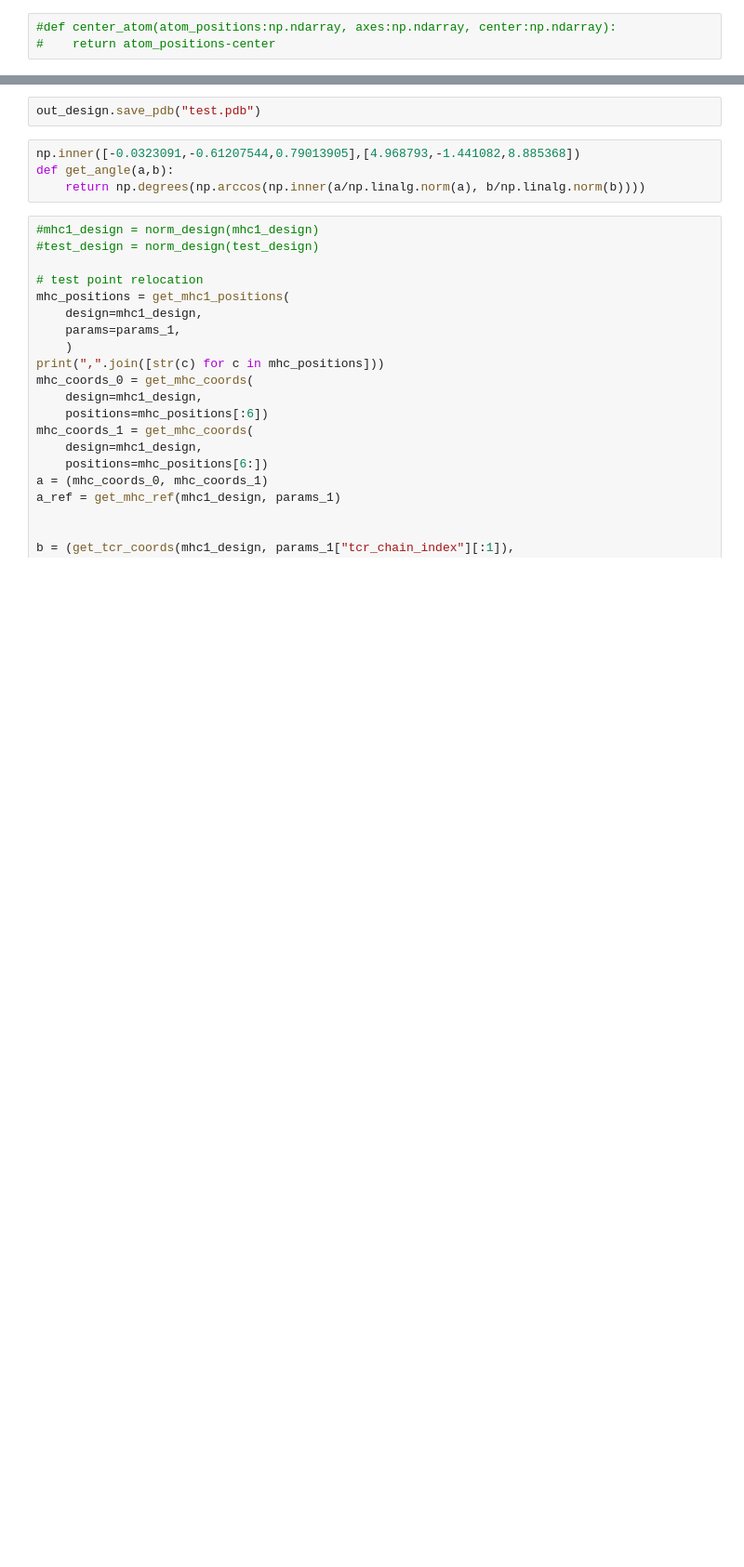
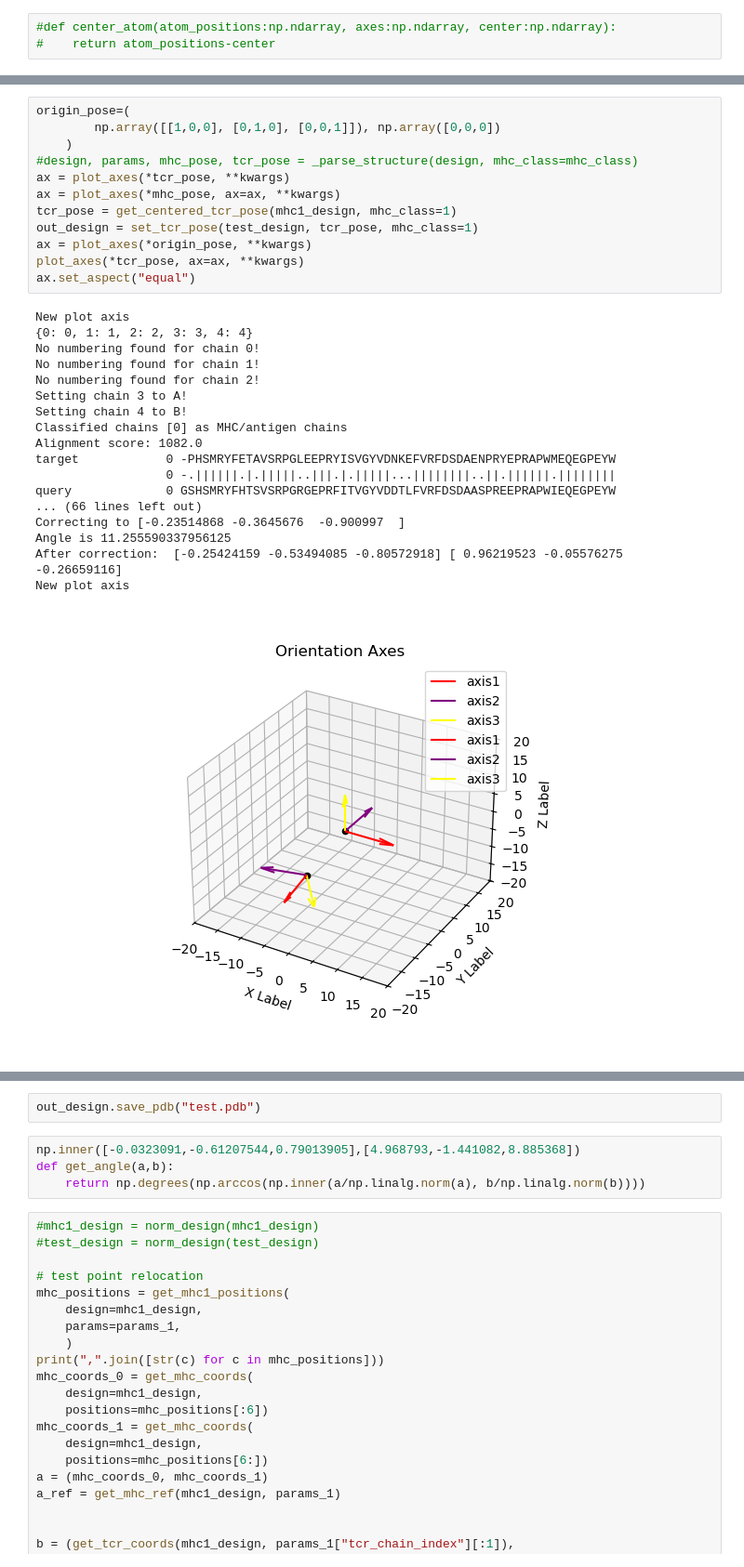
Before and after one commit to NTBiotech/flexcraft, a Jupyter notebook: notebooks/adapt/geometry_devel.ipynb, the cells around one changed output, grey strips where cells are left out. Shown at 93% size. Saved outputs shown, nothing was run; the diff lists cells and outputs as text; blank space fills up the shorter version.

```diff
--- a/notebooks/adapt/geometry_devel.ipynb
+++ b/notebooks/adapt/geometry_devel.ipynb
@@ -419,0 +607,31 @@ ax = plot_axes(*out_tcr_pose, ax=ax,**kwargs, color="red")
+# %%
+origin_pose=(
+        np.array([[1,0,0], [0,1,0], [0,0,1]]), np.array([0,0,0])
+    )
+#design, params, mhc_pose, tcr_pose = _parse_structure(design, mhc_class=mhc_class)
+ax = plot_axes(*tcr_pose, **kwargs)
+ax = plot_axes(*mhc_pose, ax=ax, **kwargs)
+tcr_pose = get_centered_tcr_pose(mhc1_design, mhc_class=1)
+out_design = set_tcr_pose(test_design, tcr_pose, mhc_class=1)
+ax = plot_axes(*origin_pose, **kwargs)
+plot_axes(*tcr_pose, ax=ax, **kwargs)
+ax.set_aspect("equal")
+# %% [output]
+New plot axis
+{0: 0, 1: 1, 2: 2, 3: 3, 4: 4}
+No numbering found for chain 0!
+No numbering found for chain 1!
+No numbering found for chain 2!
+Setting chain 3 to A!
+Setting chain 4 to B!
+Classified chains [0] as MHC/antigen chains
+Alignment score: 1082.0
+target            0 -PHSMRYFETAVSRPGLEEPRYISVGYVDNKEFVRFDSDAENPRYEPRAPWMEQEGPEYW
+                  0 -.||||||.|.|||||..|||.|.|||||...||||||||..||.||||||.||||||||
+query             0 GSHSMRYFHTSVSRPGRGEPRFITVGYVDDTLFVRFDSDAASPREEPRAPWIEQEGPEYW
+... (66 lines left out)
+Correcting to [-0.23514868 -0.3645676  -0.900997  ]
+Angle is 11.255590337956125
+After correction:  [-0.25424159 -0.53494085 -0.80572918] [ 0.96219523 -0.05576275 -0.26659116]
+New plot axis
+[figure, added]
```
Also changed, not shown: parts of 12 cells of this notebook, 1 other file.
